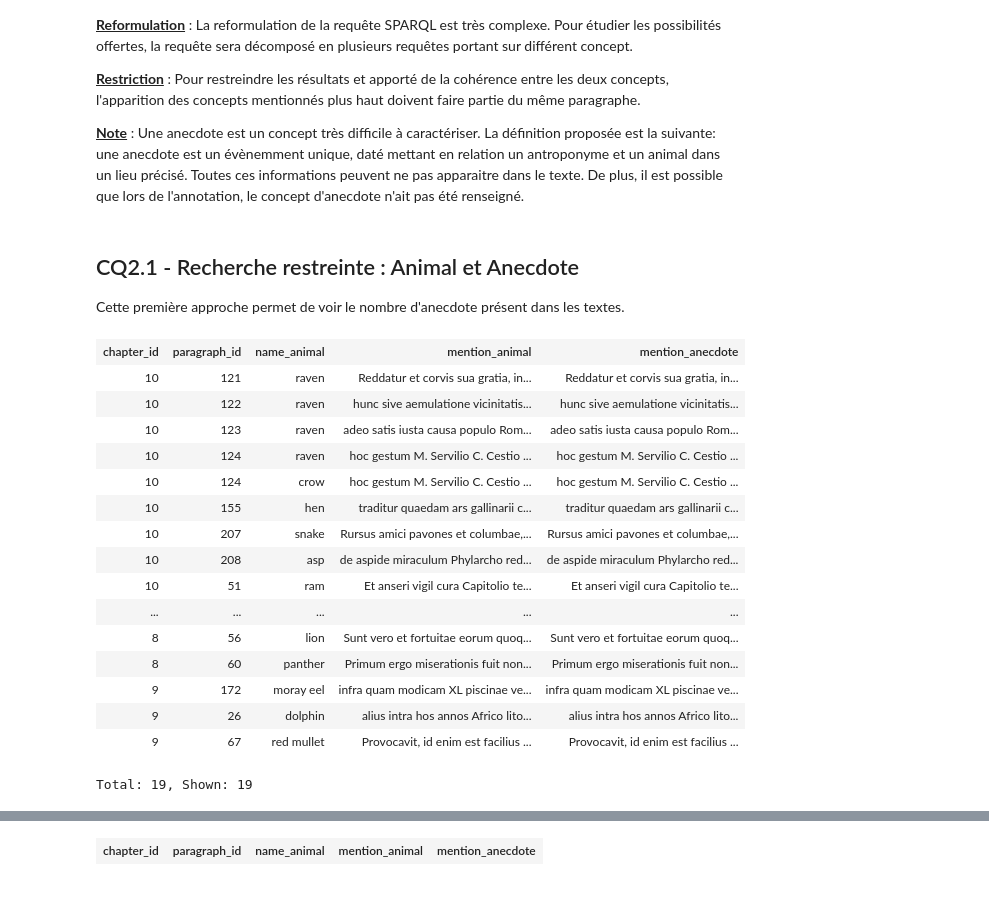
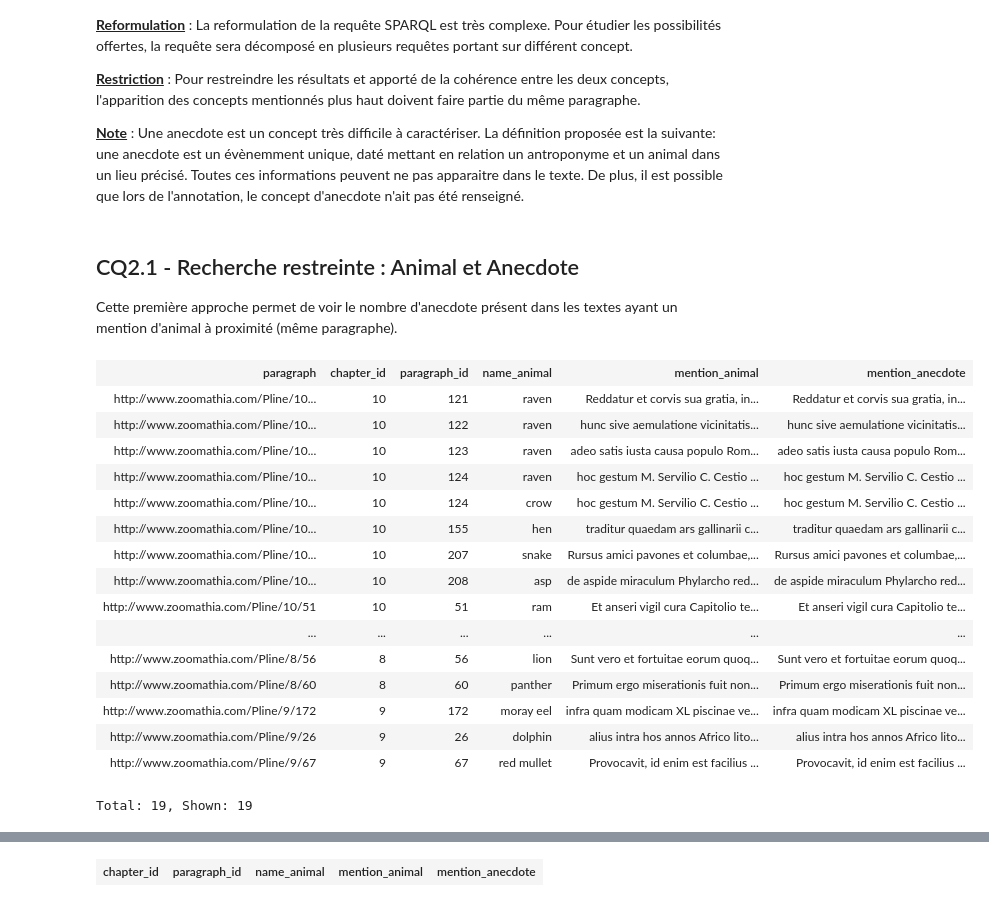
Before and after one commit to Sensaku/CEPAM-CNRS-Zoomathia, a Jupyter notebook: Projet_Zoomathia/QC/Pline-KG_Queries.ipynb, the cells around one changed output, grey strips where cells are left out. Cells and saved outputs as stored; diff of their text form; code cells hidden in the pictures.

```diff
--- a/Projet_Zoomathia/QC/Pline-KG_Queries.ipynb
+++ b/Projet_Zoomathia/QC/Pline-KG_Queries.ipynb
@@ -121,9 +86,9 @@ Cette question exprime le besoin du chercheur à cibler les passages dans le tex
    <u>__Note__</u> : Une anecdote est un concept très difficile à caractériser. La définition proposée est la suivante: une anecdote est un évènemment unique, daté mettant en relation un antroponyme et un animal dans un lieu précisé. Toutes ces informations peuvent ne pas apparaitre dans le texte. De plus, il est possible que lors de l'annotation, le concept d'anecdote n'ait pas été renseigné.
 # %% [markdown]
 ## CQ2.1 - Recherche restreinte : Animal et Anecdote
-Cette première approche permet de voir le nombre d'anecdote présent dans les textes.
+Cette première approche permet de voir le nombre d'anecdote présent dans les textes ayant un mention d'animal à proximité (même paragraphe).
 # %%
-SELECT DISTINCT ?chapter_id ?paragraph_id ?name_animal ?mention_animal ?mention_anecdote WHERE {
+SELECT DISTINCT ?paragraph ?chapter_id ?paragraph_id ?name_animal ?mention_animal ?mention_anecdote WHERE {
 
 ?annotation1 a oa:Annotation;
     oa:hasBody ?animal;
@@ -135,47 +100,47 @@ SELECT DISTINCT ?chapter_id ?paragraph_id ?name_animal ?mention_animal ?mention_
     ].
 
 ?annotation2 a oa:Annotation;
     oa:hasBody ?anecdote;
     oa:hasTarget [
         oa:hasSource ?paragraph;
         oa:hasSelector [
             oa:exact ?mention_anecdote; oa:start ?start; oa:end ?end
         ]
     ].
 
 ?animal a skos:Concept;
     skos:prefLabel ?name_animal.
 
 ?animal_collection a skos:Collection;
     skos:prefLabel "Ancient class"@en;
     skos:member ?animal.
 
 ?anecdote skos:prefLabel "anecdote"@en.
 
 ?paragraph schema:text ?text;
            schema:identifier ?paragraph_id;
            schema:isPartOf ?chapter.
 
 ?chapter schema:identifier ?chapter_id.
 
 FILTER (lang(?name_animal) = "en").
 }
 ORDER BY ?paragraph
 # %% [output]
-| chapter_id | paragraph_id | name_animal | mention_animal | mention_anecdote |
-| 10 | 121 | raven | Reddatur et corvis sua gratia, in... | Reddatur et corvis sua gratia, in... |
-| 10 | 122 | raven | hunc sive aemulatione vicinitatis... | hunc sive aemulatione vicinitatis... |
-| 10 | 123 | raven | adeo satis iusta causa populo Rom... | adeo satis iusta causa populo Rom... |
-| 10 | 124 | raven | hoc gestum M. Servilio C. Cestio ... | hoc gestum M. Servilio C. Cestio ... |
-| 10 | 124 | crow | hoc gestum M. Servilio C. Cestio ... | hoc gestum M. Servilio C. Cestio ... |
-| 10 | 155 | hen | traditur quaedam ars gallinarii c... | traditur quaedam ars gallinarii c... |
-| 10 | 207 | snake | Rursus amici pavones et columbae,... | Rursus amici pavones et columbae,... |
-| 10 | 208 | asp | de aspide miraculum Phylarcho red... | de aspide miraculum Phylarcho red... |
-| 10 | 51 | ram | Et anseri vigil cura Capitolio te... | Et anseri vigil cura Capitolio te... |
-| ... | ... | ... | ... | ... |
-| 8 | 56 | lion | Sunt vero et fortuitae eorum quoq... | Sunt vero et fortuitae eorum quoq... |
-| 8 | 60 | panther | Primum ergo miserationis fuit non... | Primum ergo miserationis fuit non... |
-| 9 | 172 | moray eel | infra quam modicam XL piscinae ve... | infra quam modicam XL piscinae ve... |
-| 9 | 26 | dolphin | alius intra hos annos Africo lito... | alius intra hos annos Africo lito... |
-| 9 | 67 | red mullet | Provocavit, id enim est facilius ... | Provocavit, id enim est facilius ... |
+| paragraph | chapter_id | paragraph_id | name_animal | mention_animal | mention_anecdote |
+| http://www.zoomathia.com/Pline/10... | 10 | 121 | raven | Reddatur et corvis sua gratia, in... | Reddatur et corvis sua gratia, in... |
+| http://www.zoomathia.com/Pline/10... | 10 | 122 | raven | hunc sive aemulatione vicinitatis... | hunc sive aemulatione vicinitatis... |
+| http://www.zoomathia.com/Pline/10... | 10 | 123 | raven | adeo satis iusta causa populo Rom... | adeo satis iusta causa populo Rom... |
+| http://www.zoomathia.com/Pline/10... | 10 | 124 | raven | hoc gestum M. Servilio C. Cestio ... | hoc gestum M. Servilio C. Cestio ... |
+| http://www.zoomathia.com/Pline/10... | 10 | 124 | crow | hoc gestum M. Servilio C. Cestio ... | hoc gestum M. Servilio C. Cestio ... |
+| http://www.zoomathia.com/Pline/10... | 10 | 155 | hen | traditur quaedam ars gallinarii c... | traditur quaedam ars gallinarii c... |
+| http://www.zoomathia.com/Pline/10... | 10 | 207 | snake | Rursus amici pavones et columbae,... | Rursus amici pavones et columbae,... |
+| http://www.zoomathia.com/Pline/10... | 10 | 208 | asp | de aspide miraculum Phylarcho red... | de aspide miraculum Phylarcho red... |
+| http://www.zoomathia.com/Pline/10/51 | 10 | 51 | ram | Et anseri vigil cura Capitolio te... | Et anseri vigil cura Capitolio te... |
+| ... | ... | ... | ... | ... | ... |
+| http://www.zoomathia.com/Pline/8/56 | 8 | 56 | lion | Sunt vero et fortuitae eorum quoq... | Sunt vero et fortuitae eorum quoq... |
+| http://www.zoomathia.com/Pline/8/60 | 8 | 60 | panther | Primum ergo miserationis fuit non... | Primum ergo miserationis fuit non... |
+| http://www.zoomathia.com/Pline/9/172 | 9 | 172 | moray eel | infra quam modicam XL piscinae ve... | infra quam modicam XL piscinae ve... |
+| http://www.zoomathia.com/Pline/9/26 | 9 | 26 | dolphin | alius intra hos annos Africo lito... | alius intra hos annos Africo lito... |
+| http://www.zoomathia.com/Pline/9/67 | 9 | 67 | red mullet | Provocavit, id enim est facilius ... | Provocavit, id enim est facilius ... |
 Total: 19, Shown: 19
```
Also changed, not shown: parts of 7 cells of this notebook.
